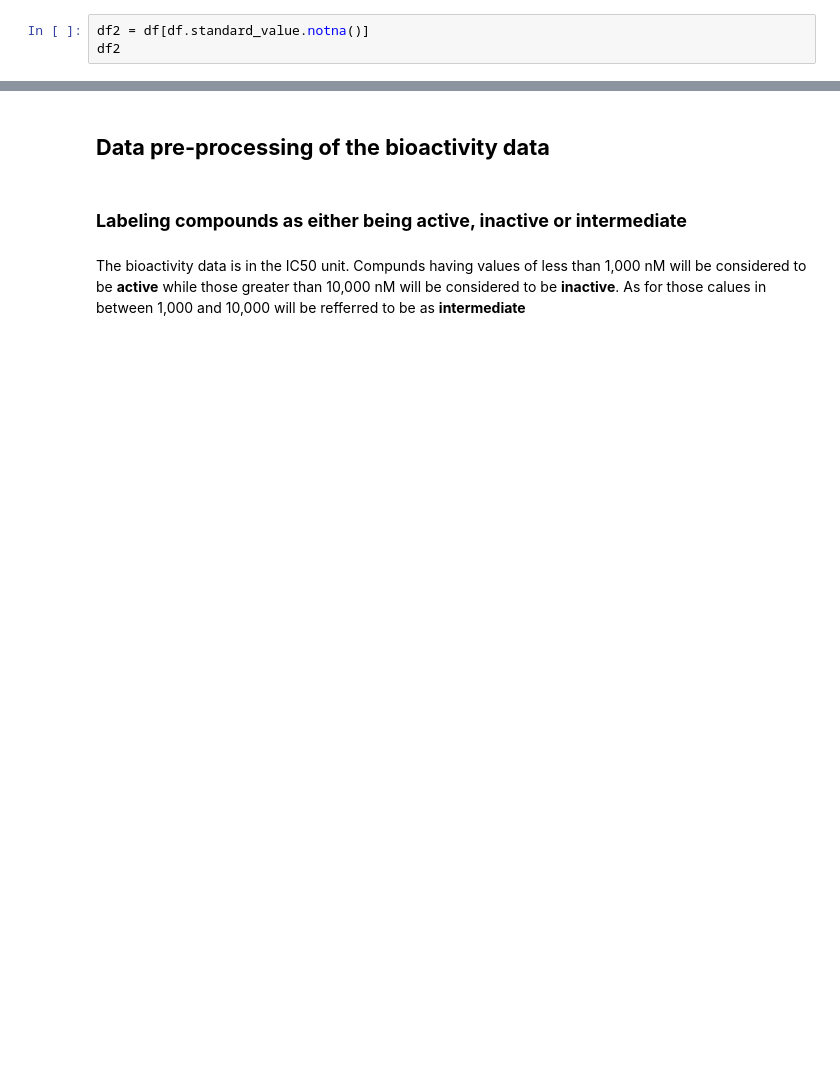
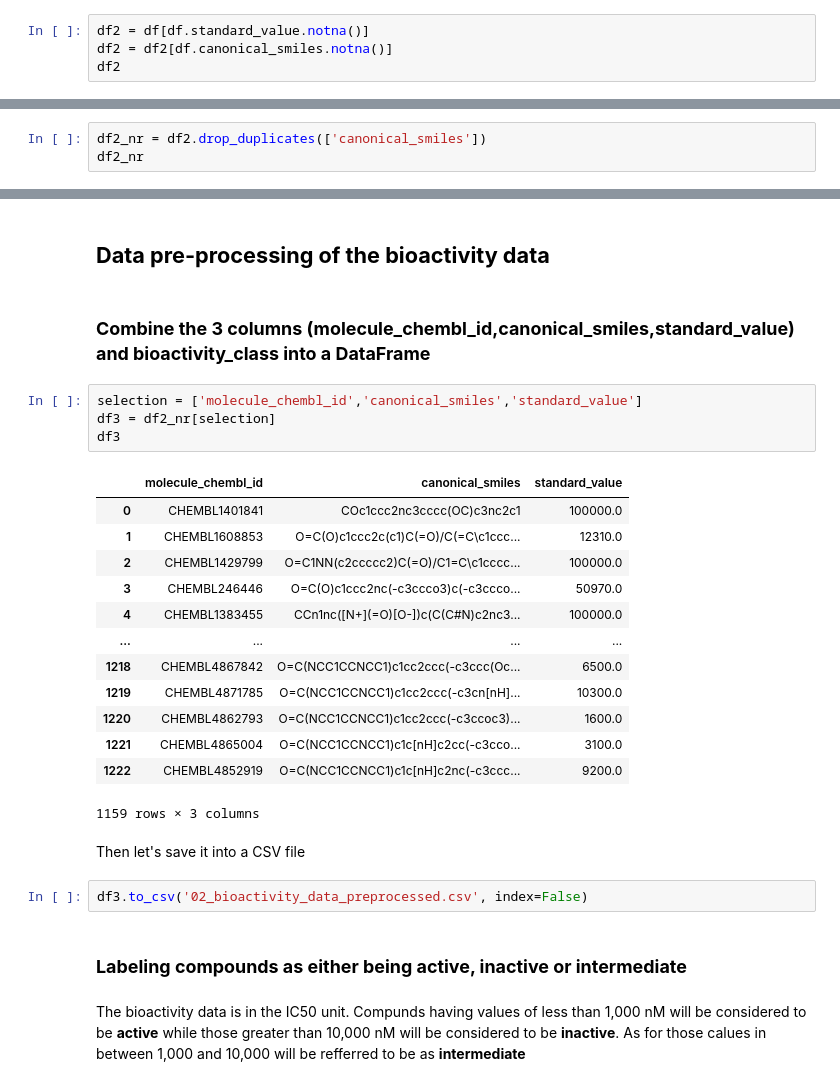
Before and after one commit to jpbarragan99/BioInf_Project1, a Jupyter notebook: Pro_Drug_Discovery.ipynb, the cells around one changed output, grey strips where cells are left out. Drawn from its saved outputs; the diff is of its cells as text; blank space fills up the shorter version.

```diff
--- a/Pro_Drug_Discovery.ipynb
+++ b/Pro_Drug_Discovery.ipynb
@@ -142,5 +105,6 @@ If any compounds has missing value for the **standard_value** column then drop i
 # %%
 df2 = df[df.standard_value.notna()]
+df2 = df2[df.canonical_smiles.notna()]
 df2
 # %% [output]
 |  | activity_comment | activity_id | activity_properties | assay_chembl_id | assay_description | assay_type | ... |
@@ -160,0 +129,3 @@ Apparently, for this dataset there is no missing data. But we can use the above
+# %%
+df2_nr = df2.drop_duplicates(['canonical_smiles'])
+df2_nr
@@ -161,5 +146,29 @@ Apparently, for this dataset there is no missing data. But we can use the above
 # %% [markdown]
 ## **Data pre-processing of the bioactivity data**
+# %% [markdown]
+### **Combine the 3 columns (molecule_chembl_id,canonical_smiles,standard_value) and bioactivity_class into a DataFrame**
+# %%
+selection = ['molecule_chembl_id','canonical_smiles','standard_value']
+df3 = df2_nr[selection]
+df3
+# %% [output]
+|  | molecule_chembl_id | canonical_smiles | standard_value |
+| 0 | CHEMBL1401841 | COc1ccc2nc3cccc(OC)c3nc2c1 | 100000.0 |
+| 1 | CHEMBL1608853 | O=C(O)c1ccc2c(c1)C(=O)/C(=C\c1ccc... | 12310.0 |
+| 2 | CHEMBL1429799 | O=C1NN(c2ccccc2)C(=O)/C1=C\c1cccc... | 100000.0 |
+| 3 | CHEMBL246446 | O=C(O)c1ccc2nc(-c3ccco3)c(-c3ccco... | 50970.0 |
+| 4 | CHEMBL1383455 | CCn1nc([N+](=O)[O-])c(C(C#N)c2nc3... | 100000.0 |
+| ... | ... | ... | ... |
+| 1218 | CHEMBL4867842 | O=C(NCC1CCNCC1)c1cc2ccc(-c3ccc(Oc... | 6500.0 |
+| 1219 | CHEMBL4871785 | O=C(NCC1CCNCC1)c1cc2ccc(-c3cn[nH]... | 10300.0 |
+| 1220 | CHEMBL4862793 | O=C(NCC1CCNCC1)c1cc2ccc(-c3ccoc3)... | 1600.0 |
+| 1221 | CHEMBL4865004 | O=C(NCC1CCNCC1)c1c[nH]c2cc(-c3cco... | 3100.0 |
+| 1222 | CHEMBL4852919 | O=C(NCC1CCNCC1)c1c[nH]c2nc(-c3ccc... | 9200.0 |
+1159 rows × 3 columns
+# %% [markdown]
+Then let's save it into a CSV file
+# %%
+df3.to_csv('02_bioactivity_data_preprocessed.csv', index=False)
 # %% [markdown]
 ### **Labeling compounds as either being active, inactive or intermediate**
 # %% [markdown]
```
Also changed, not shown: parts of 31 cells of this notebook.
